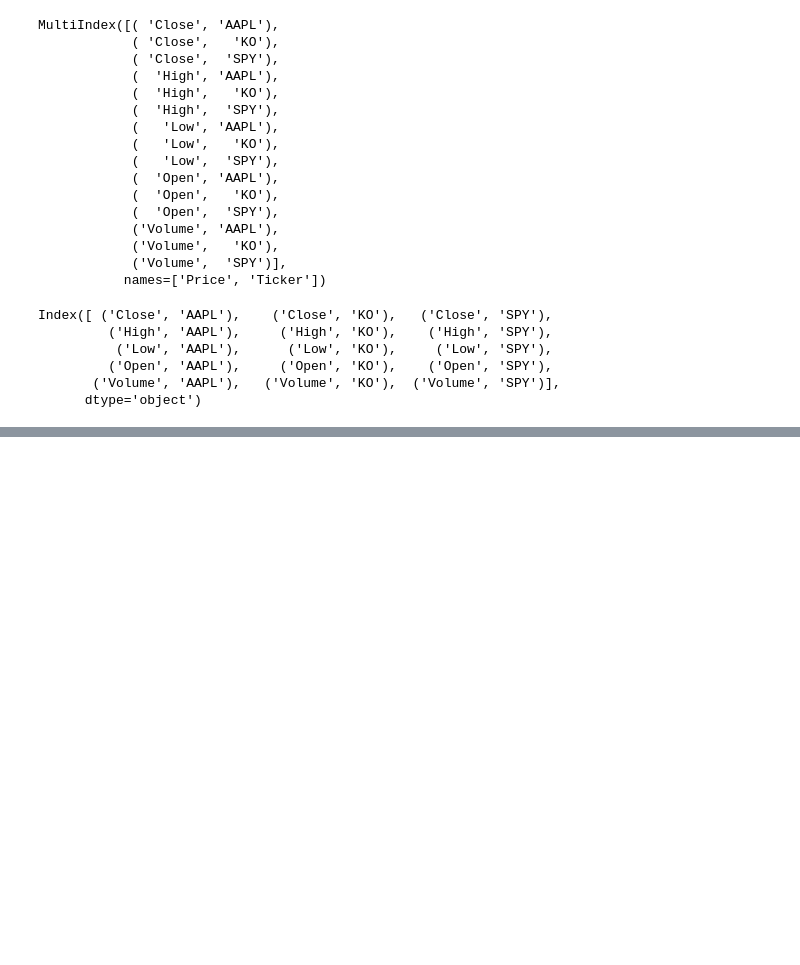
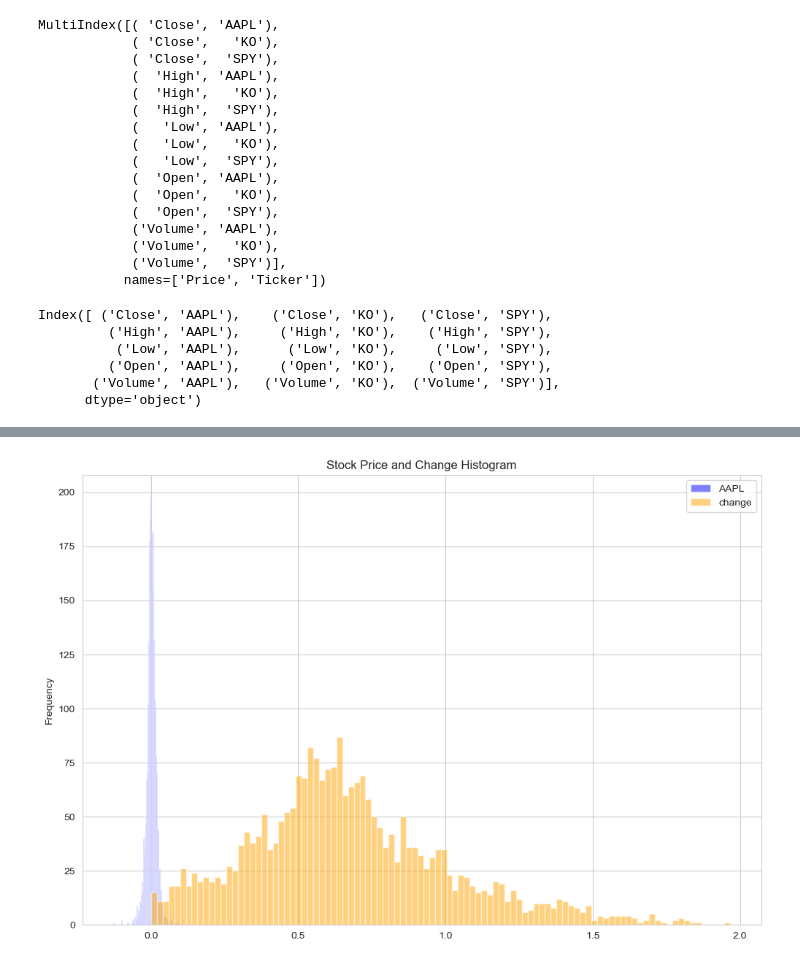
Before and after one commit to collochumba/machine_learning_manafrica, a Jupyter notebook: usd1.ipynb, the cells around one changed output, grey strips where cells are left out. Drawn from its saved outputs; the diff is of its cells as text; code cells hidden in the pictures; blank space fills up the shorter version.

```diff
--- a/usd1.ipynb
+++ b/usd1.ipynb
@@ -501,0 +534,9 @@ aapl
+# %%
+ax = ret['AAPL'].plot(kind="hist", figsize=(12,8), bins=100, color="blue", alpha=0.5)
+ret['change'].plot(kind="hist", bins=100, color="orange", alpha=0.5, ax=ax)
+ax.set_ylabel('Frequency')
+ax.set_title('Stock Price and Change Histogram')
+plt.legend(["AAPL", "change"])
+plt.show()
+# %% [output]
+[figure, added]
```
Also changed, not shown: parts of 30 cells of this notebook, 4 other files.
